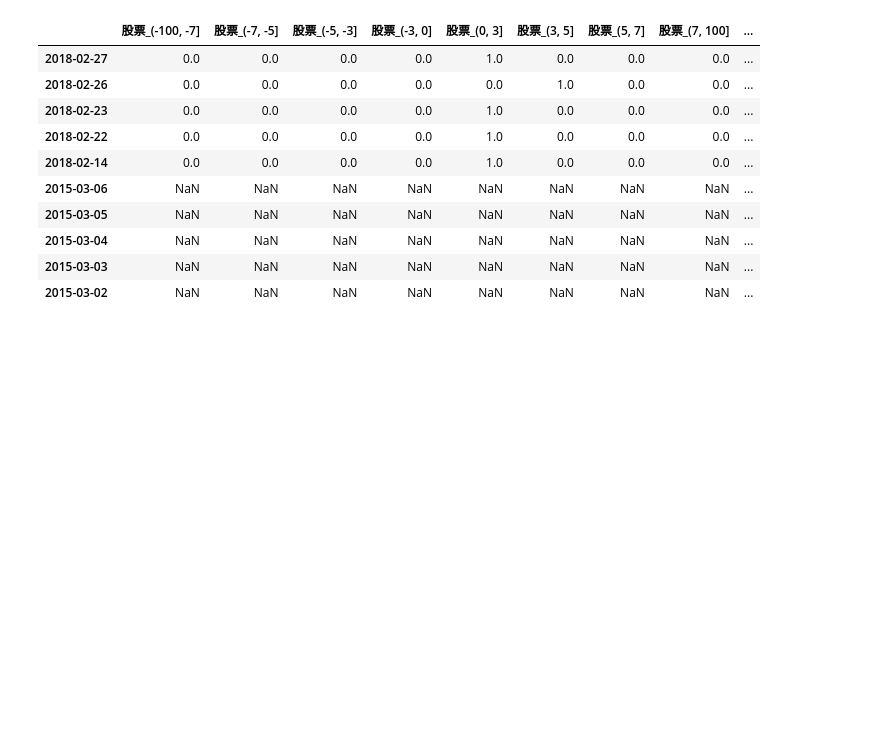
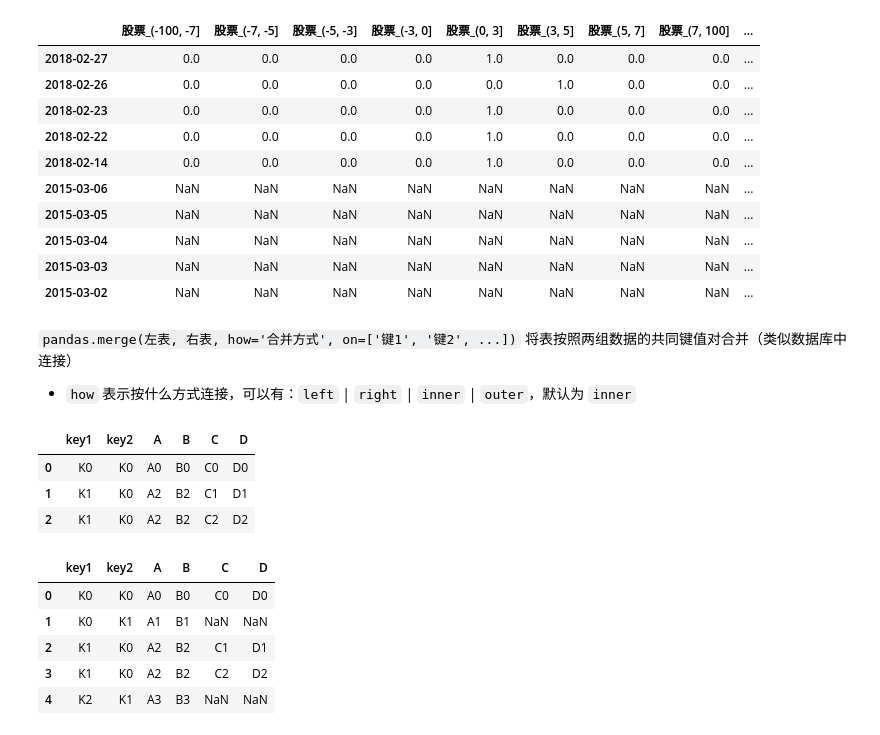
Before and after one commit to NekoSilverFox/Data-Mining, a Jupyter notebook: 003 - Pandas/Pandas.ipynb, the cells around one changed output. Cells and saved outputs as stored; diff of their text form; code cells hidden in the pictures; blank space fills up the shorter version.

```diff
--- a/003 - Pandas/Pandas.ipynb
+++ b/003 - Pandas/Pandas.ipynb
@@ -1430,3 +1430,7 @@ pd.concat([sr.head(), sr.tail()], axis=1)
 | 2015-03-04 | NaN | NaN | NaN | NaN | NaN | NaN | NaN | NaN | ... |
 | 2015-03-03 | NaN | NaN | NaN | NaN | NaN | NaN | NaN | NaN | ... |
 | 2015-03-02 | NaN | NaN | NaN | NaN | NaN | NaN | NaN | NaN | ... |
+# %% [markdown]
+`pandas.merge(左表, 右表, how='合并方式', on=['键1', '键2', ...])` 将表按照两组数据的共同键值对合并（类似数据库中连接）
+
+- `how` 表示按什么方式连接，可以有：`left` | `right` | `inner` | `outer`，默认为 `inner`
@@ -1432,0 +1447,18 @@ pd.concat([sr.head(), sr.tail()], axis=1)
+# %%
+# 默认内连接
+pd.merge(left=tb_left, right=tb_right, on=['key1', 'key2'])
+# %% [output]
+|  | key1 | key2 | A | B | C | D |
+| 0 | K0 | K0 | A0 | B0 | C0 | D0 |
+| 1 | K1 | K0 | A2 | B2 | C1 | D1 |
+| 2 | K1 | K0 | A2 | B2 | C2 | D2 |
+# %%
+# 左连接
+pd.merge(left=tb_left, right=tb_right, how='left', on=['key1', 'key2'])
+# %% [output]
+|  | key1 | key2 | A | B | C | D |
+| 0 | K0 | K0 | A0 | B0 | C0 | D0 |
+| 1 | K0 | K1 | A1 | B1 | NaN | NaN |
+| 2 | K1 | K0 | A2 | B2 | C1 | D1 |
+| 3 | K1 | K0 | A2 | B2 | C2 | D2 |
+| 4 | K2 | K1 | A3 | B3 | NaN | NaN |
```
Also changed, not shown: parts of 3 cells of this notebook, 5 other files.
